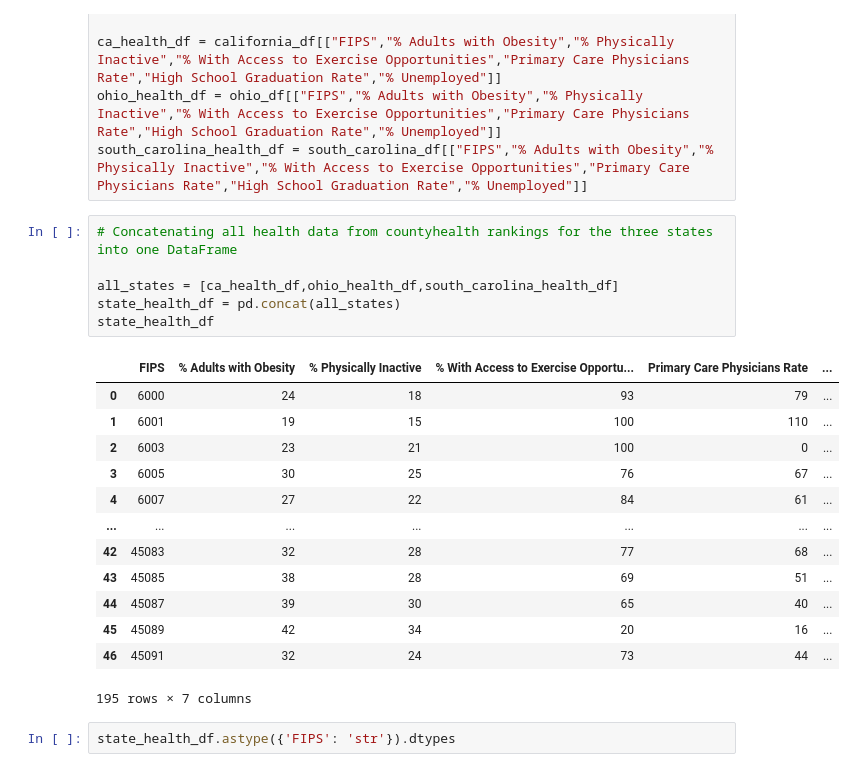
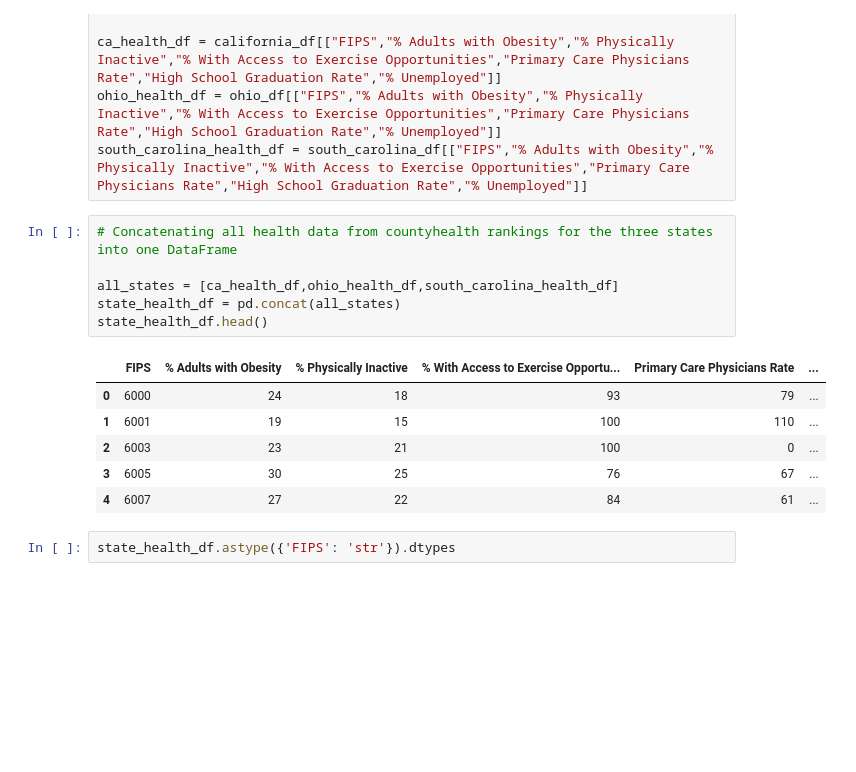
Before and after one commit to katrinan029/project-movat, a Jupyter notebook: Project code.ipynb, the cells around one changed output. Cells and saved outputs as stored; diff of their text form; blank space fills up the shorter version.

```diff
--- a/Project code.ipynb
+++ b/Project code.ipynb
@@ -136,23 +140,16 @@ south_carolina_health_df = south_carolina_df[["FIPS","% Adults with Obesity","%
 # %%
 # Concatenating all health data from countyhealth rankings for the three states into one DataFrame
 
 all_states = [ca_health_df,ohio_health_df,south_carolina_health_df]
 state_health_df = pd.concat(all_states)
-state_health_df
+state_health_df.head()
 # %% [output]
 |  | FIPS | % Adults with Obesity | % Physically Inactive | % With Access to Exercise Opportu... | Primary Care Physicians Rate | ... |
 | 0 | 6000 | 24 | 18 | 93 | 79 | ... |
 | 1 | 6001 | 19 | 15 | 100 | 110 | ... |
 | 2 | 6003 | 23 | 21 | 100 | 0 | ... |
 | 3 | 6005 | 30 | 25 | 76 | 67 | ... |
 | 4 | 6007 | 27 | 22 | 84 | 61 | ... |
-| ... | ... | ... | ... | ... | ... | ... |
-| 42 | 45083 | 32 | 28 | 77 | 68 | ... |
-| 43 | 45085 | 38 | 28 | 69 | 51 | ... |
-| 44 | 45087 | 39 | 30 | 65 | 40 | ... |
-| 45 | 45089 | 42 | 34 | 20 | 16 | ... |
-| 46 | 45091 | 32 | 24 | 73 | 44 | ... |
-195 rows × 7 columns
 # %%
 state_health_df.astype({'FIPS': 'str'}).dtypes
 # %% [output]
```
Also changed, not shown: parts of 38 cells of this notebook, 54 other files.
